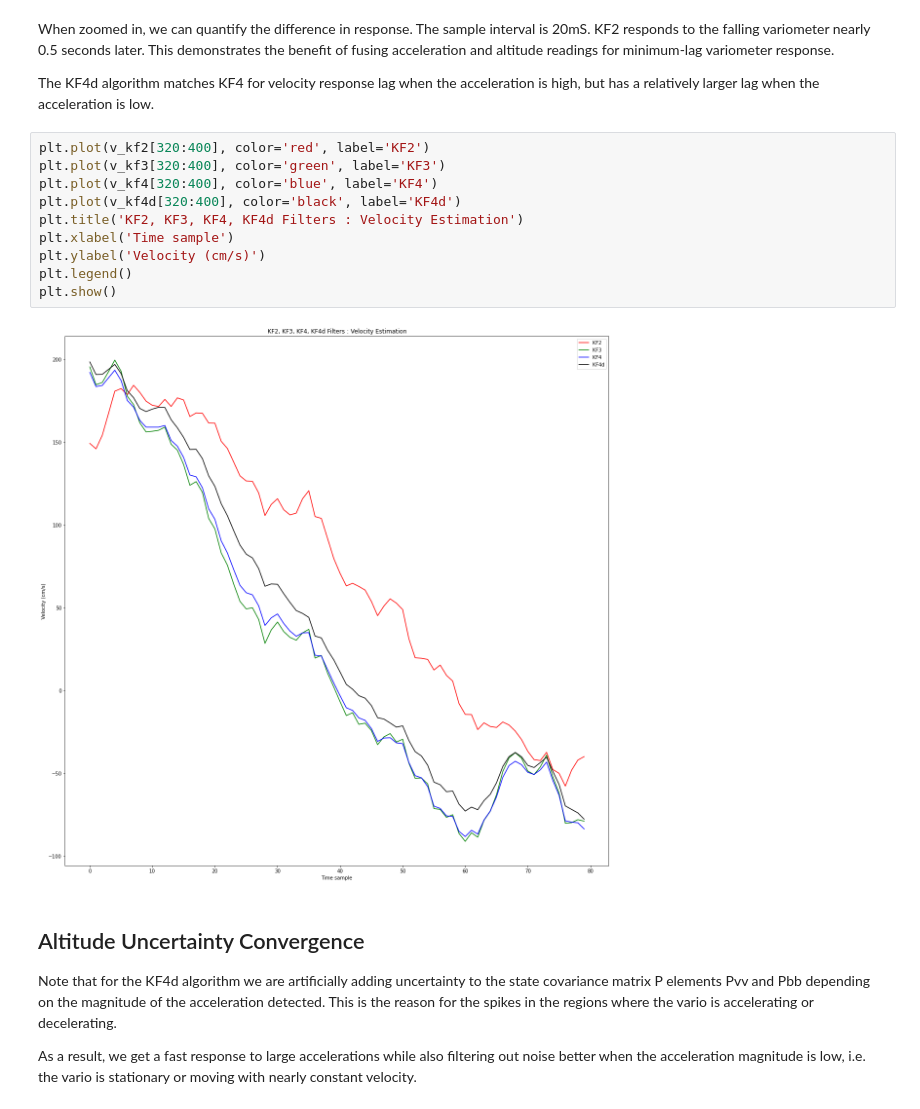
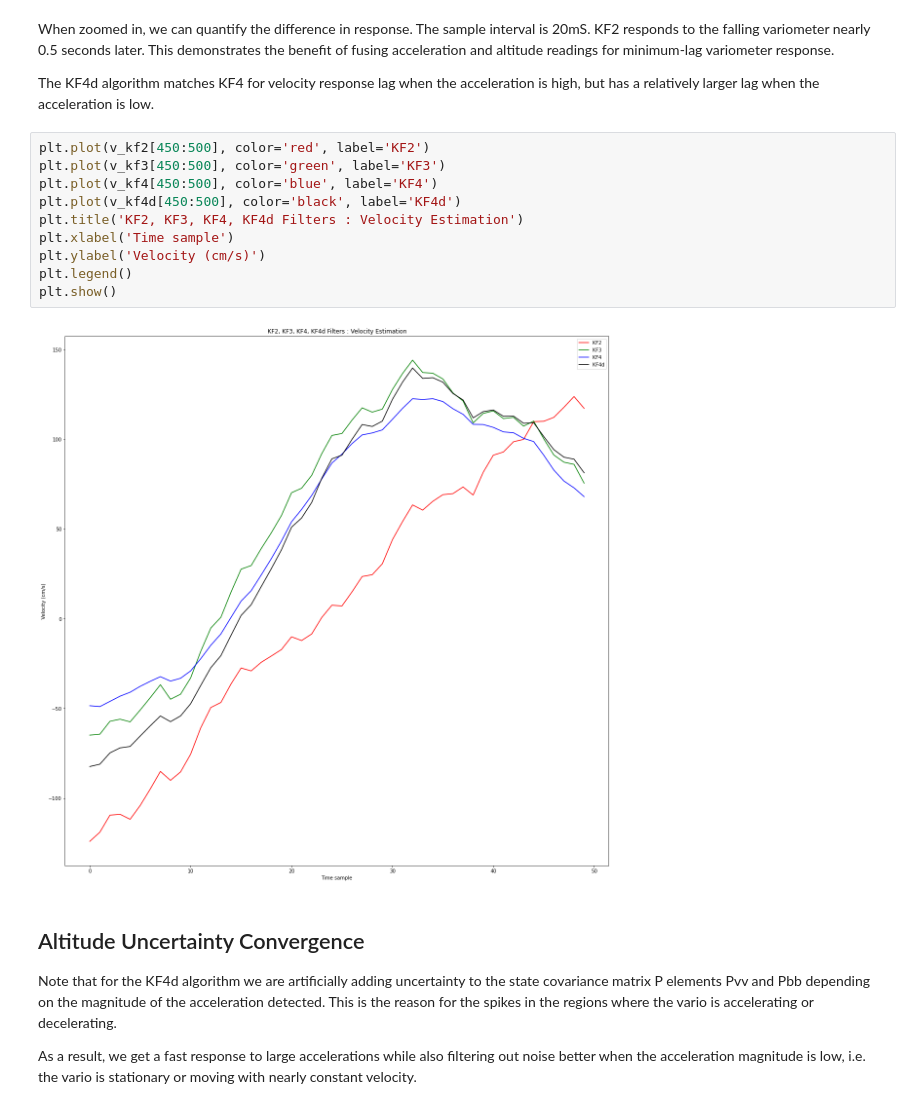
Before and after one commit to har-in-air/ESP32_IMU_BARO_GPS_VARIO, a Jupyter notebook: offline/kf/compare_kf2_kf3_kf4.ipynb, the cells around one changed output. Saved outputs shown, nothing was run; the diff lists cells and outputs as text.

```diff
--- a/offline/kf/compare_kf2_kf3_kf4.ipynb
+++ b/offline/kf/compare_kf2_kf3_kf4.ipynb
@@ -827,17 +827,17 @@ When zoomed in, we can quantify the difference in response. The sample interval
 
 The KF4d algorithm matches KF4 for velocity response lag when the acceleration is high, but has a relatively larger lag when the acceleration is low.
 # %%
-plt.plot(v_kf2[320:400], color='red', label='KF2')
-plt.plot(v_kf3[320:400], color='green', label='KF3')
-plt.plot(v_kf4[320:400], color='blue', label='KF4')
-plt.plot(v_kf4d[320:400], color='black', label='KF4d')
+plt.plot(v_kf2[450:500], color='red', label='KF2')
+plt.plot(v_kf3[450:500], color='green', label='KF3')
+plt.plot(v_kf4[450:500], color='blue', label='KF4')
+plt.plot(v_kf4d[450:500], color='black', label='KF4d')
 plt.title('KF2, KF3, KF4, KF4d Filters : Velocity Estimation')
 plt.xlabel('Time sample')
 plt.ylabel('Velocity (cm/s)')
 plt.legend()
 plt.show()
 # %% [output]
-[figure, old version]
+[figure, new version]
 # %% [markdown]
 ## Altitude Uncertainty Convergence
 
```
Also changed, not shown: parts of 5 cells of this notebook, 1 other file.
